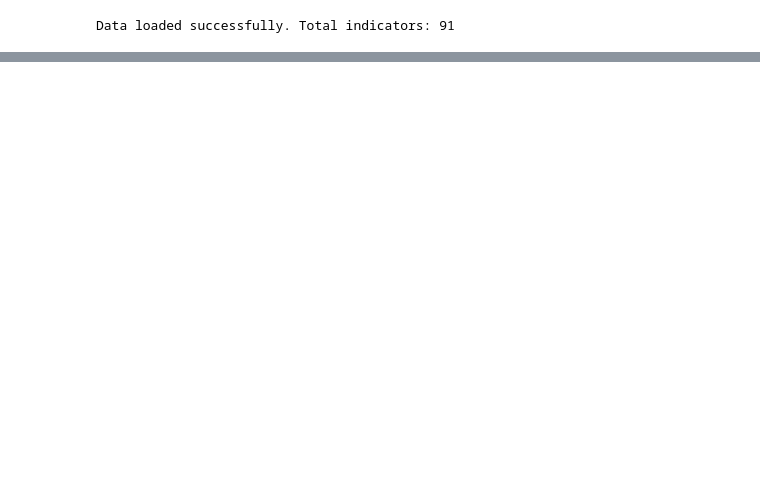
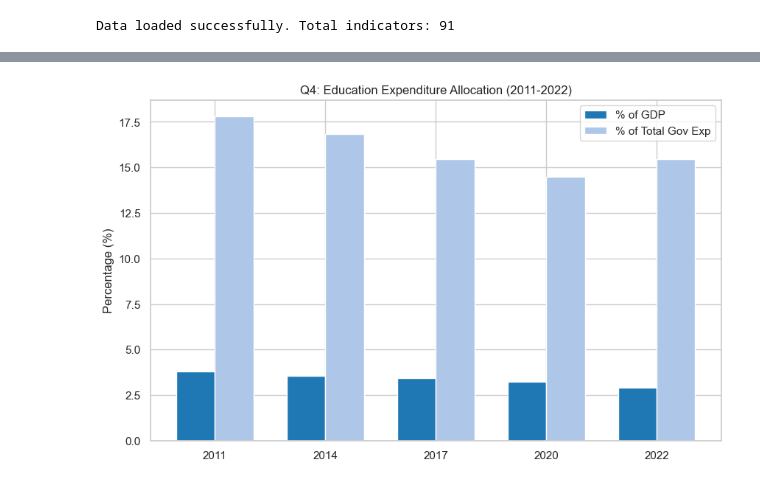
Before and after one commit to lykhai2512/DV2-WDI, a Jupyter notebook: analysis.ipynb, the cells around one changed output, grey strips where cells are left out. Drawn from its saved outputs; the diff is of its cells as text; code cells hidden in the pictures; blank space fills up the shorter version.

```diff
--- a/analysis.ipynb
+++ b/analysis.ipynb
@@ -203,0 +824,4 @@ print(summary_table.head(10))
+# %%
+plot_q4(data_body)
+# %% [output]
+[figure, added]
```
Also changed, not shown: parts of 54 cells of this notebook, 3 other files.
